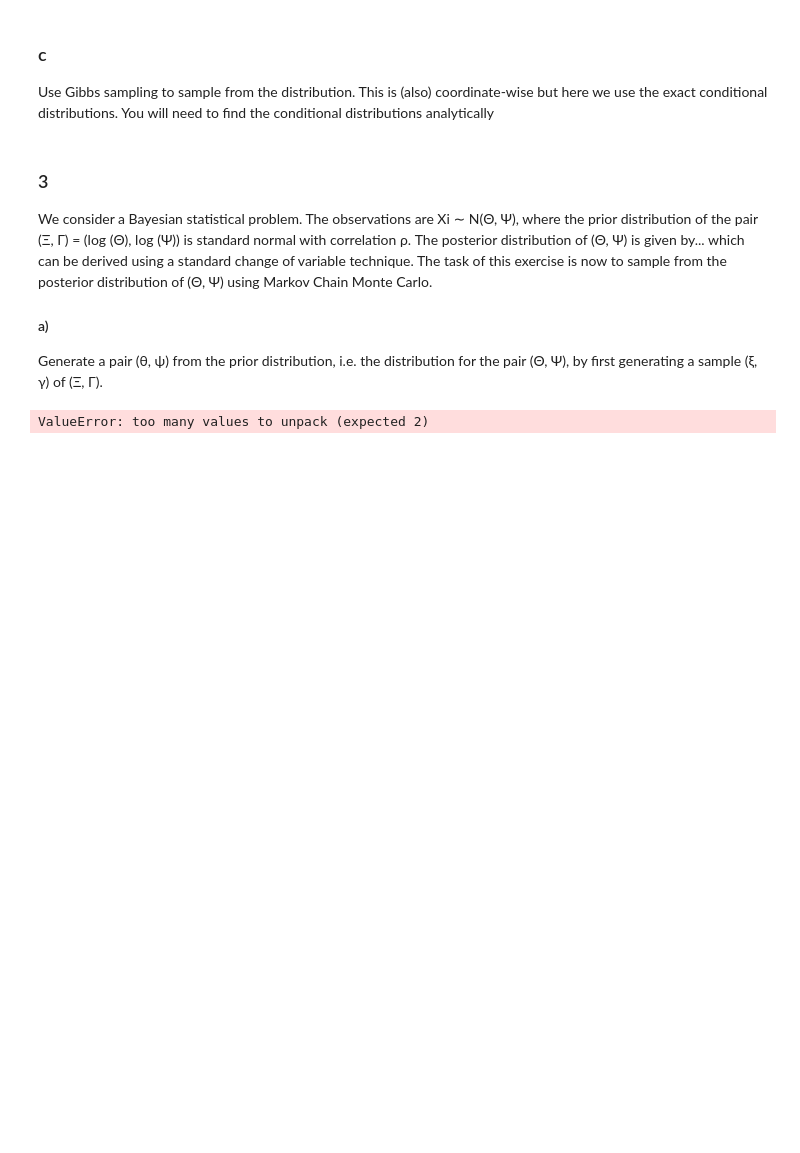
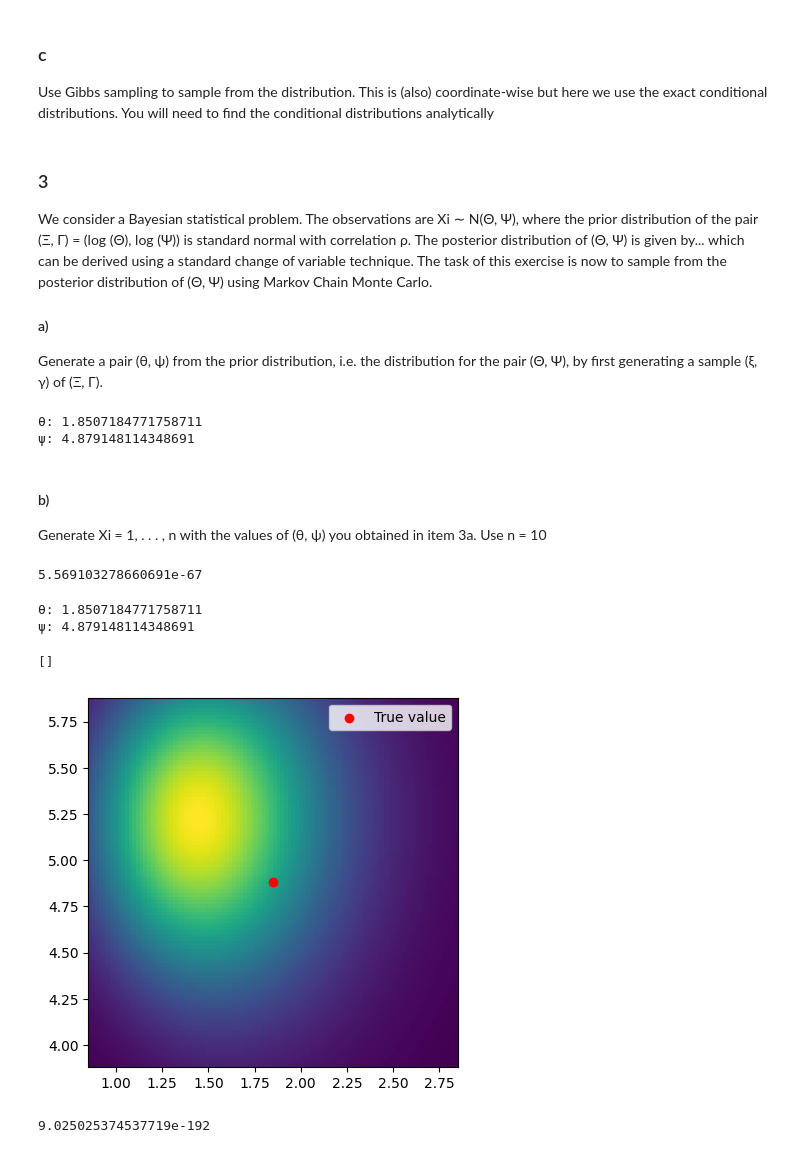
Before and after one commit to MarcusGalea/Stochastic_sim_02443, a Jupyter notebook: Marcus/Exercise_6.ipynb, the cells around one changed output. Cells and saved outputs as stored; diff of their text form; code cells hidden in the pictures; blank space fills up the shorter version.

```diff
--- a/Exercise_6.ipynb
+++ b/Marcus/Exercise_6.ipynb
@@ -190,8 +191,57 @@ distribution for the pair (Θ, Ψ), by first generating a sample
 rho = 0.5
 
 #sample from the joint density
-X = np.random.multivariate_normal([0,0],[[1,rho],[rho,1]],N)
-Y = np.exp(X)
-#plot the joint density
+θ, ψ =np.exp(np.random.multivariate_normal([0,0],[[1,rho],[rho,1]]))
+print('θ:',θ)
+print('ψ:',ψ)
 # %% [output]
-ValueError: too many values to unpack (expected 2)
+θ: 1.8507184771758711
+ψ: 4.879148114348691
+# %% [markdown]
+#### b)
+ Generate Xi = 1, . . . , n with the values of (θ, ψ) you
+obtained in item 3a. Use n = 10
+# %%
+n = 50
+#generate n samples from the univariate distribution N(θ,ψ)
+np.random.seed(100)
+X = np.random.normal(θ,ψ,n)
+#The log-likelihood of the data X given the parameters θ and ψ is
+likelihood = lambda X,θ,ψ : np.exp(np.sum(-1/(2*ψ**2)*(X - θ)**2 - np.log(ψ) - 0.5*np.log(2*np.pi)))
+#  The joint density f(x, y) of (Θ, Ψ) is
+prior = lambda  x,y : 1/(2*np.pi*x*y*np.sqrt(1-rho**2))*np.exp(-1/(2*(1-rho**2))*(np.log(x)**2 - 2*rho*np.log(x)*np.log(y) + np.log(y)**2))
+
+#y is sampled from a folded normal distribution
+y_sampling_bays = lambda : np.abs(np.random.normal(0,0.5,2))
+
+posterior = lambda X : lambda θ,ψ : np.exp(np.log(likelihood(X,θ,ψ)) + np.log(prior(θ,ψ)))
+posterior(X)(θ,ψ)
+# %% [output]
+5.569103278660691e-67
+# %%
+#joint histogram of posterior(X)
+from matplotlib import pyplot as plt
+hist_size = 100
+print('θ:',θ)
+print('ψ:',ψ)
+#create a linspace centered around the true value of θ and ψ
+thetas = np.linspace(θ-1,θ+1,hist_size)
+psis = np.linspace(ψ-1,ψ+1,hist_size)
+hist_posterior = np.zeros((hist_size,hist_size))
+for i,theta in enumerate(thetas):
+    for j,psi in enumerate(psis):
+        hist_posterior[i,j] = posterior(X)(theta,psi)
+plt.imshow(hist_posterior, extent = [thetas[0],thetas[-1],psis[0],psis[-1]])
+#scatter of the theta and psi values used to generate the data X
+plt.scatter(θ,ψ,c = 'r', label = 'True value')
+plt.legend()
+plt.plot()
+# %% [output]
+θ: 1.8507184771758711
+ψ: 4.879148114348691
+[]
+[figure, added]
+# %%
+likelihood(X, 2.75, 4.5)
+# %% [output]
+9.025025374537719e-192
```
Also changed, not shown: parts of 4 cells of this notebook, 5 other files.
